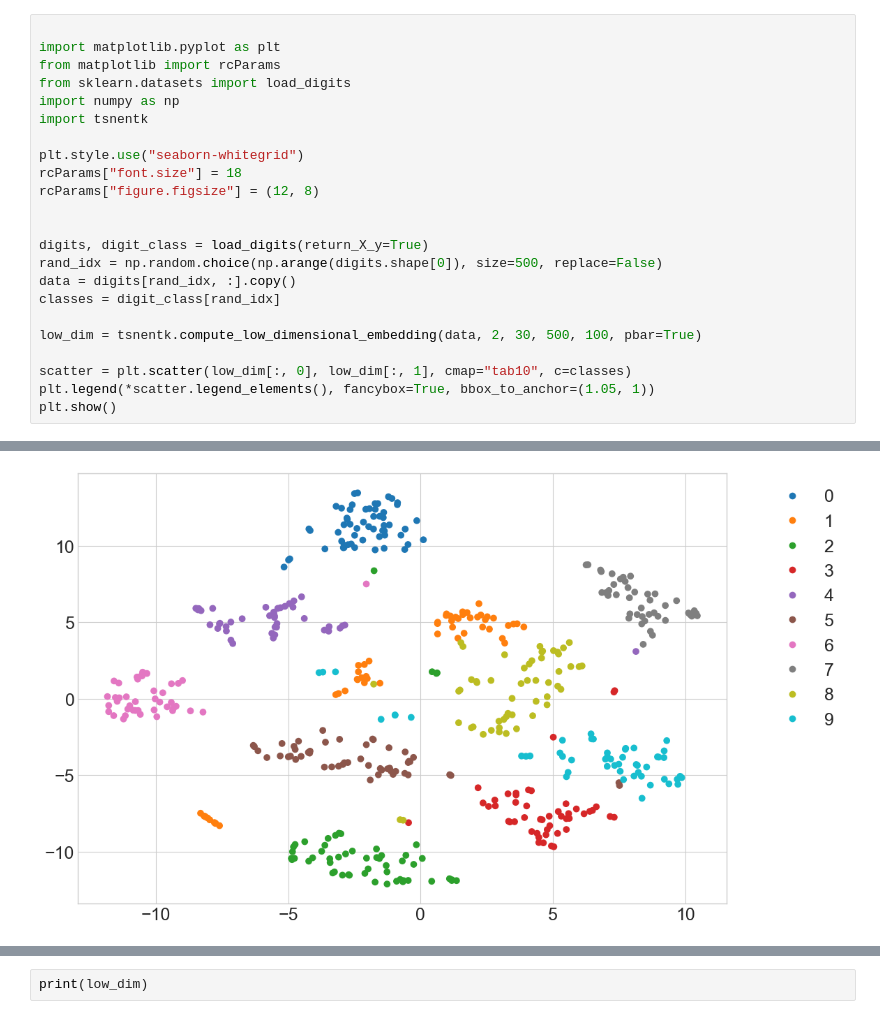
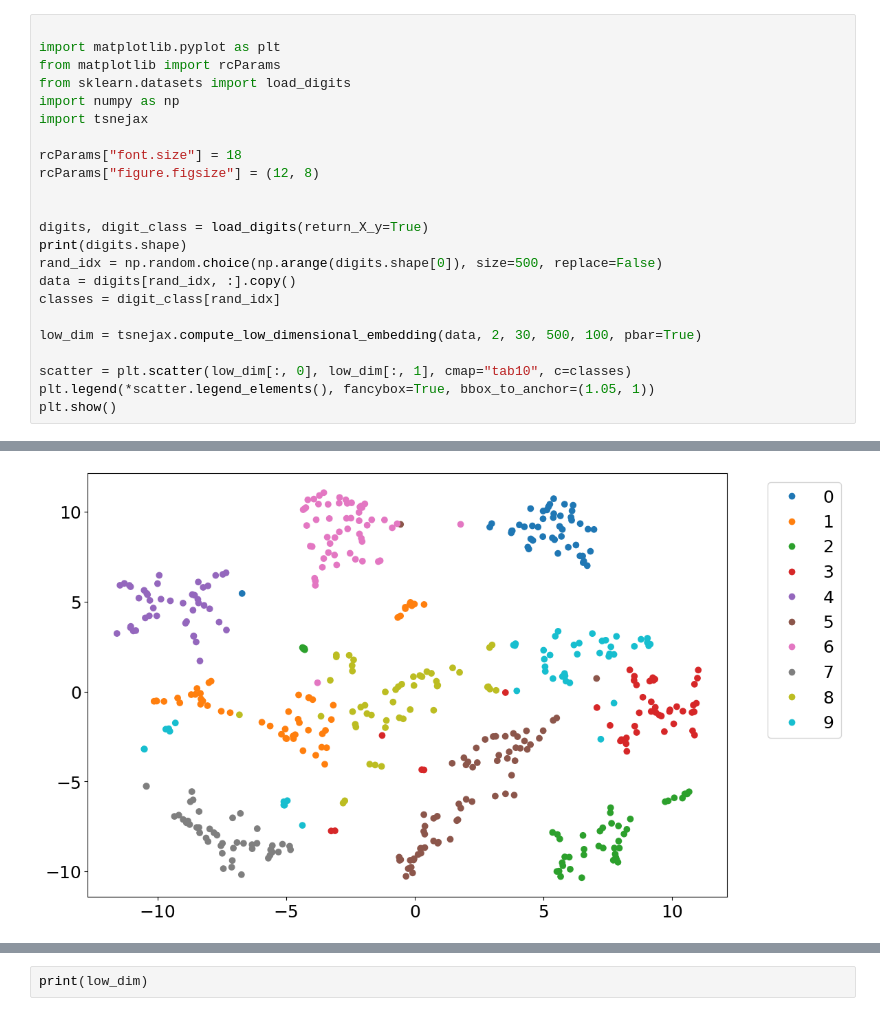
Before and after one commit to RajeshRamachander/tsnejaxproject, a Jupyter notebook: tsnejax.ipynb, the cells around one changed output, grey strips where cells are left out. Saved outputs shown, nothing was run; the diff lists cells and outputs as text.

```diff
--- a/tsnejax.ipynb
+++ b/tsnejax.ipynb
@@ -91,19 +84,19 @@ import matplotlib.pyplot as plt
 from matplotlib import rcParams
 from sklearn.datasets import load_digits
 import numpy as np
-import tsnentk
+import tsnejax
 
-plt.style.use("seaborn-whitegrid")
 rcParams["font.size"] = 18
 rcParams["figure.figsize"] = (12, 8)
 
 
 digits, digit_class = load_digits(return_X_y=True)
+print(digits.shape)
 rand_idx = np.random.choice(np.arange(digits.shape[0]), size=500, replace=False)
 data = digits[rand_idx, :].copy()
 classes = digit_class[rand_idx]
 
-low_dim = tsnentk.compute_low_dimensional_embedding(data, 2, 30, 500, 100, pbar=True)
+low_dim = tsnejax.compute_low_dimensional_embedding(data, 2, 30, 500, 100, pbar=True)
 
 scatter = plt.scatter(low_dim[:, 0], low_dim[:, 1], cmap="tab10", c=classes)
 plt.legend(*scatter.legend_elements(), fancybox=True, bbox_to_anchor=(1.05, 1))
@@ -112 +110 @@ plt.show()
-[figure, old version]
+[figure, new version]
```
Also changed, not shown: parts of 4 cells of this notebook, 5 other files.
